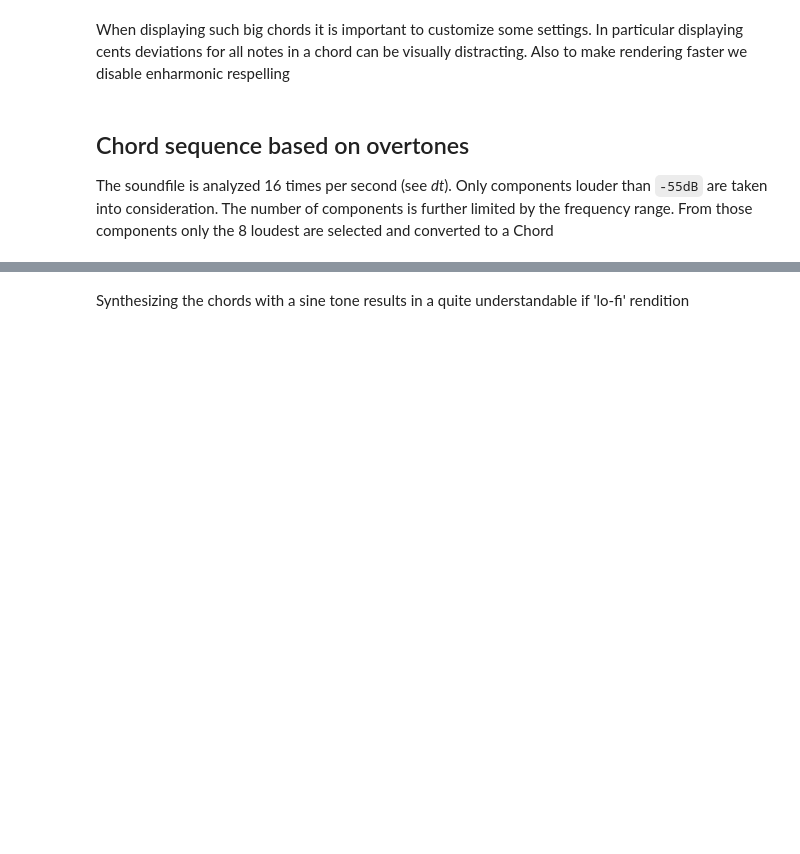
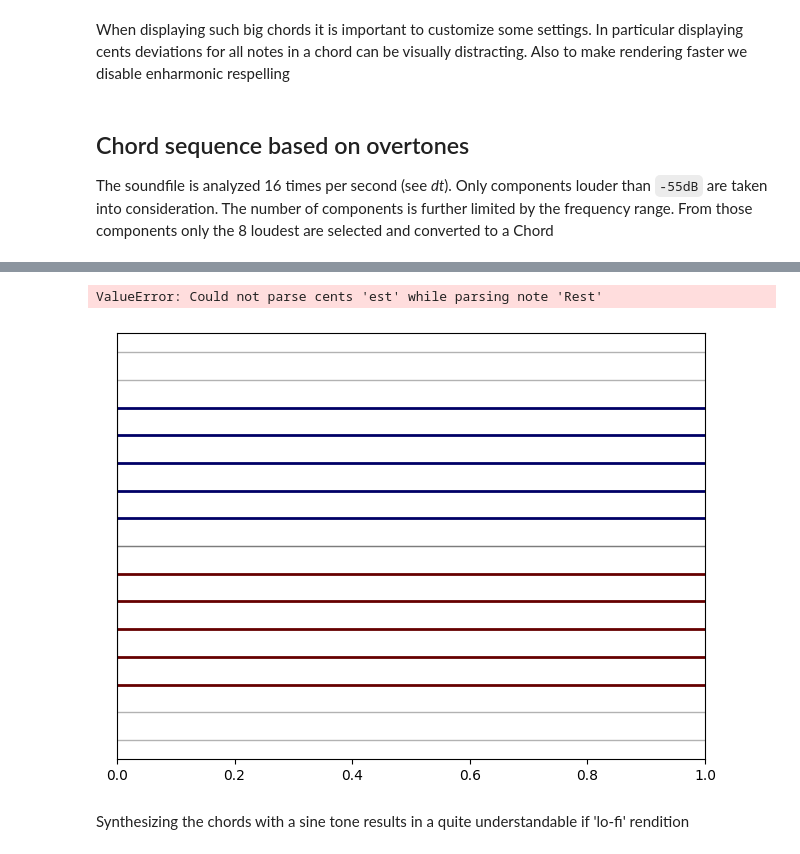
Before and after one commit to gesellkammer/maelzel, a Jupyter notebook: docs/notebooks/clip-chords.ipynb, the cells around one changed output, grey strips where cells are left out. Drawn from its saved outputs; the diff is of its cells as text; code cells hidden in the pictures; blank space fills up the shorter version.

```diff
--- a/docs/notebooks/clip-chords.ipynb
+++ b/docs/notebooks/clip-chords.ipynb
@@ -54,3 +56,10 @@ chain.show()
+# %%
+v = chain.asVoice()
+# %%
+_plot.plotVoices([v])
+# %% [output]
+ValueError: Could not parse cents 'est' while parsing note 'Rest'
+[figure, added]
 # %% [markdown]
 Synthesizing the chords with a sine tone results in a quite understandable if 'lo-fi' rendition
 # %%
```
Also changed, not shown: parts of 3 cells of this notebook, 3 other files.
